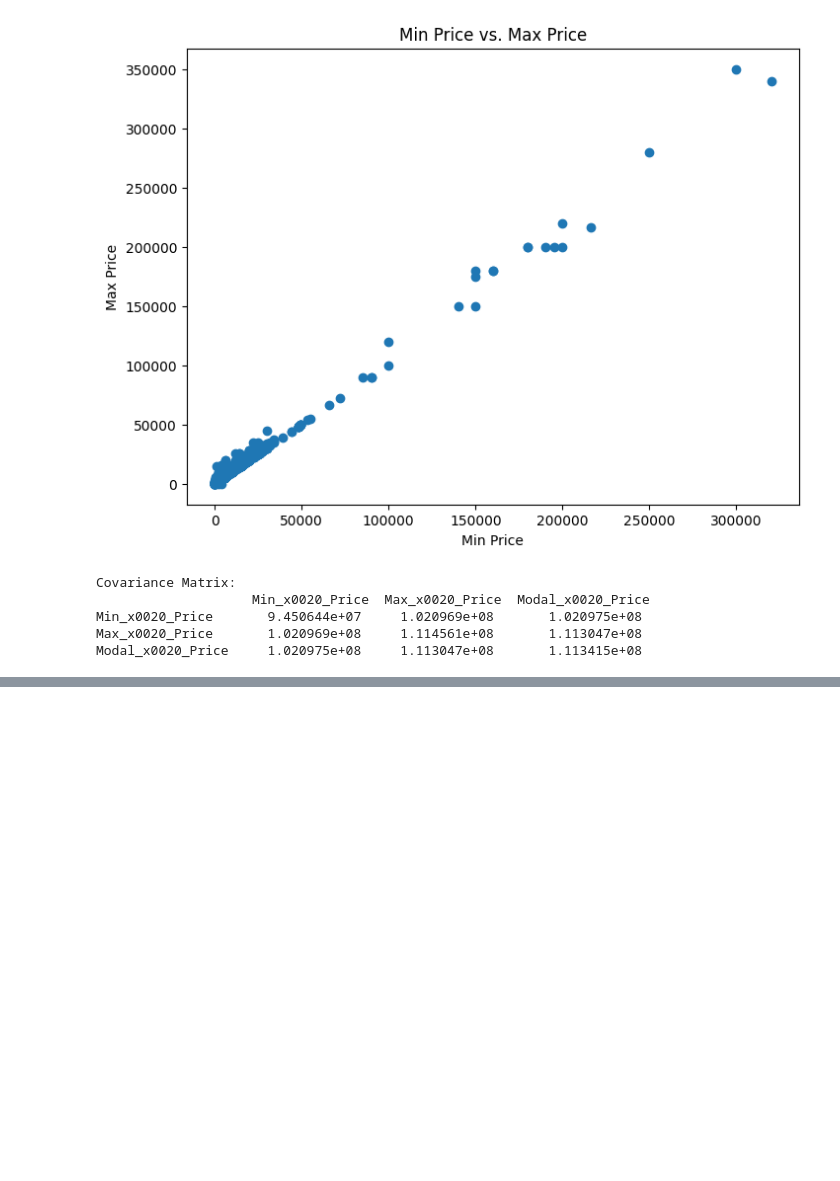
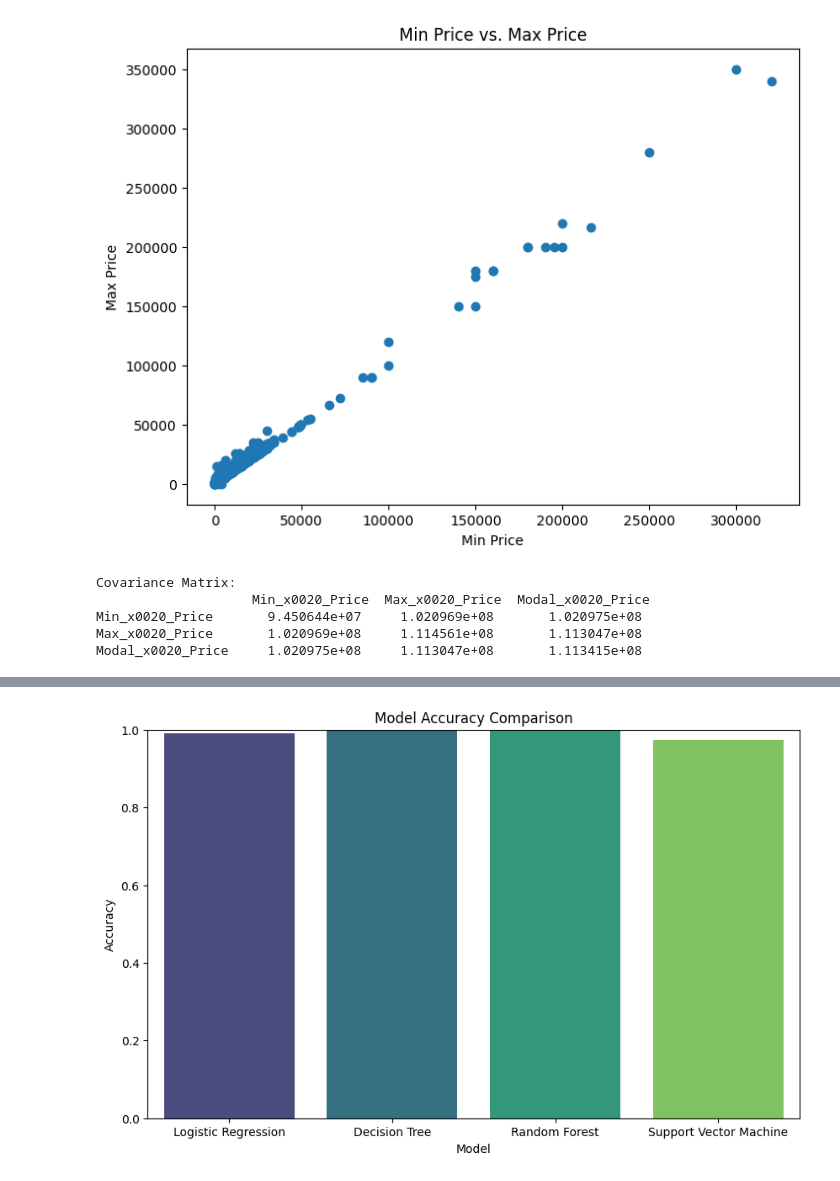
Before and after one commit to VINAYAGAM-N/covid-19-analysis, a Jupyter notebook: Welcome_To_Colab.ipynb, the cells around one changed output, grey strips where cells are left out. Saved outputs shown, nothing was run; the diff lists cells and outputs as text; code cells hidden in the pictures; blank space fills up the shorter version.

```diff
--- a/Welcome_To_Colab.ipynb
+++ b/Welcome_To_Colab.ipynb
@@ -559,0 +650,99 @@ Modal_x0020_Price     1.020975e+08     1.113047e+08       1.113415e+08
+# %%
+import pandas as pd
+from sklearn.model_selection import train_test_split
+from sklearn.preprocessing import LabelEncoder, StandardScaler
+from sklearn.metrics import accuracy_score, classification_report, confusion_matrix
+import matplotlib.pyplot as plt
+import seaborn as sns
+
+# Classification algorithms
+from sklearn.linear_model import LogisticRegression
+from sklearn.tree import DecisionTreeClassifier
+from sklearn.ensemble import RandomForestClassifier
+from sklearn.svm import SVC
+
+# Load the dataset
+df = pd.read_csv("farmers_earnings_india.csv")
+
+# Create 'earnings_category' based on 'Annual Earnings (INR)'
+df['earnings_category'] = pd.qcut(df['Annual Earnings (INR)'],
+                                  q=3,  # Divide into 3 quantiles (Low, Medium, High)
+                                  labels=['Low', 'Medium', 'High'])
+
+# Convert categorical target to numerical using LabelEncoder
+label_encoder = LabelEncoder()
+df['earnings_category'] = label_encoder.fit_transform(df['earnings_category'])
+
+# One-hot encoding for categorical features
+categorical_features = ['State', 'District', 'Crop Type', 'Irrigation Type',
+                       'Market Access', 'Gender']
+df = pd.get_dummies(df,
+                    columns=categorical_features,
+                    drop_first=True)
+
+# Separate features (X) and target (y)
+X = df.drop(['earnings_category', 'Farmer ID', 'Name'],
+            axis=1)
+y = df['earnings_category']
+
+# Scale numerical features using StandardScaler
+scaler = StandardScaler()
+numerical_features = ['Age', 'Land Size (Acres)', 'Annual Earnings (INR)',
+                      'Farming Experience (Years)', 'Fertilizer Usage (kg/acre)',
+                      'Pesticide Usage (kg/acre)']
+X[numerical_features] = scaler.fit_transform(X[numerical_features])
+
+# Split into training and testing sets
+X_train, X_test, y_train, y_test = train_test_split(X,
+                                                    y,
+                                                    test_size=0.2,
+                                                    random_state=42)
+
+# Initialize models
+models = {
+    "Logistic Regression": LogisticRegression(),
+    "Decision Tree": DecisionTreeClassifier(),
+    "Random Forest": RandomForestClassifier(),
+    "Support Vector Machine": SVC(),
+}
+
+# Store accuracy results for plotting
+model_names = []
+accuracies = []
+
+# Train and evaluate each model
+for model_name, model in models.items():
+    model.fit(X_train, y_train)  # Train the model
+    y_pred = model.predict(X_test)  # Make predictions
+
+    # Performance metrics
+    accuracy = accuracy_score(y_test, y_pred)
+    model_names.append(model_name)
+    accuracies.append(accuracy)
+
+    print(f"Model: {model_name}")
+    print(f"Accuracy: {accuracy:.2f}")
+    print(f"Classification Report:\n{classification_report(y_test, y_pred)}")
+    print("-" * 30)  # Separator
+
+# Visualization: Accuracy Comparison Bar Chart
+plt.figure(figsize=(10, 6))
+sns.barplot(x=model_names, y=accuracies, palette='viridis')
+plt.title('Model Accuracy Comparison')
+plt.xlabel('Model')
+plt.ylabel('Accuracy')
+plt.ylim(0, 1)  # Set y-axis to range from 0 to 1
+plt.show()
+
+# Visualization: Confusion Matrix for Decision Tree
+y_pred_dt = models["Decision Tree"].predict(X_test)  # Get predictions from Decision Tree
+
+cm = confusion_matrix(y_test, y_pred_dt)
+
+plt.figure(figsize=(8, 6))
+sns.heatmap(cm, annot=True, fmt='d', cmap='Blues', xticklabels=['Low', 'Medium', 'High'], yticklabels=['Low', 'Medium', 'High'])
+plt.title('Confusion Matrix for Decision Tree')
+plt.xlabel('Predicted')
+plt.ylabel('True')
+plt.show()
+# %% [output]
@@ -559,0 +769 @@ Modal_x0020_Price     1.020975e+08     1.113047e+08       1.113415e+08
+[figure, added]
```
Also changed, not shown: parts of 2 cells of this notebook.
